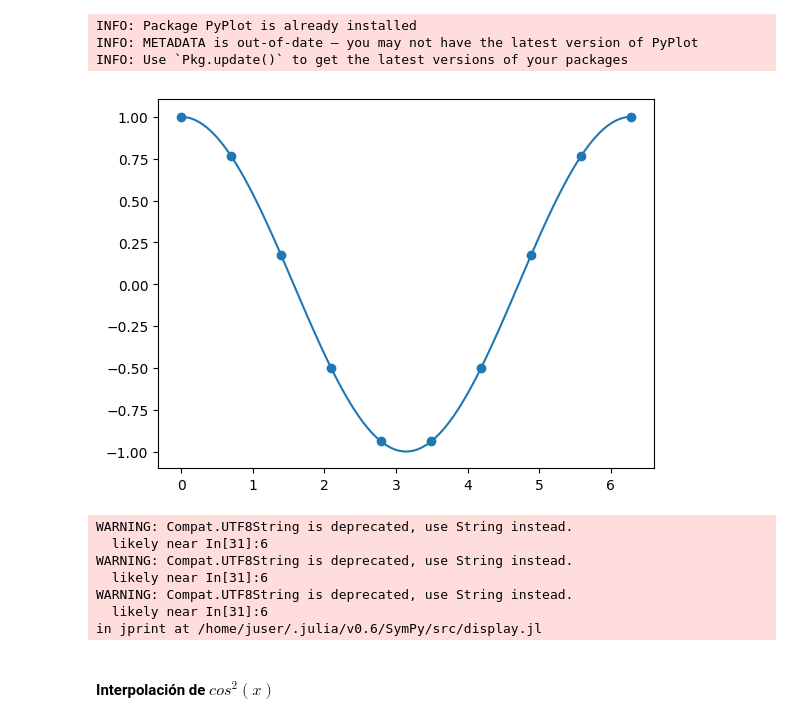
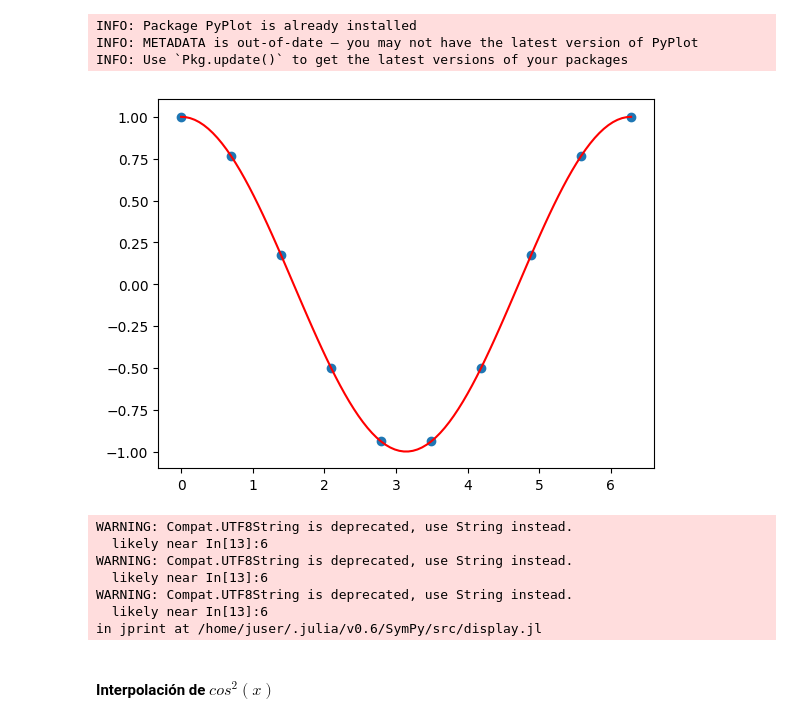
Before and after one commit to alexzpi/Fisica_Computacional_Perez_Fernandez, a Jupyter notebook: Tarea_7.ipynb, the cells around one changed output. Cells and saved outputs as stored; diff of their text form; code cells hidden in the pictures.

```diff
--- a/Tarea_7.ipynb
+++ b/Tarea_7.ipynb
@@ -100,22 +107,22 @@ using PyPlot
 # %%
 #Usamos scatter para graficar los puntos interpolados
 scatter(A,B)
 
 #Dividimos el intervalo de 0 a 2pi en 100 puntos; y estos los evaluamos en el polinomio interpcos. Usamos plot para graficarlo.
 a=linspace(0,2pi,100)
 b=interpcos.(a)
-plot(a,b)
+plot(a,b,color="red")
 
 
 show();
 # %% [output]
-[figure, old version]
+[figure, new version]
 WARNING: Compat.UTF8String is deprecated, use String instead.
-  likely near In[31]:6
+  likely near In[13]:6
 WARNING: Compat.UTF8String is deprecated, use String instead.
-  likely near In[31]:6
+  likely near In[13]:6
 WARNING: Compat.UTF8String is deprecated, use String instead.
-  likely near In[31]:6
+  likely near In[13]:6
 in jprint at /home/juser/.julia/v0.6/SymPy/src/display.jl
 # %% [markdown]
 #### Interpolación de $cos^2(x)$
```
Also changed, not shown: parts of 18 cells of this notebook.
